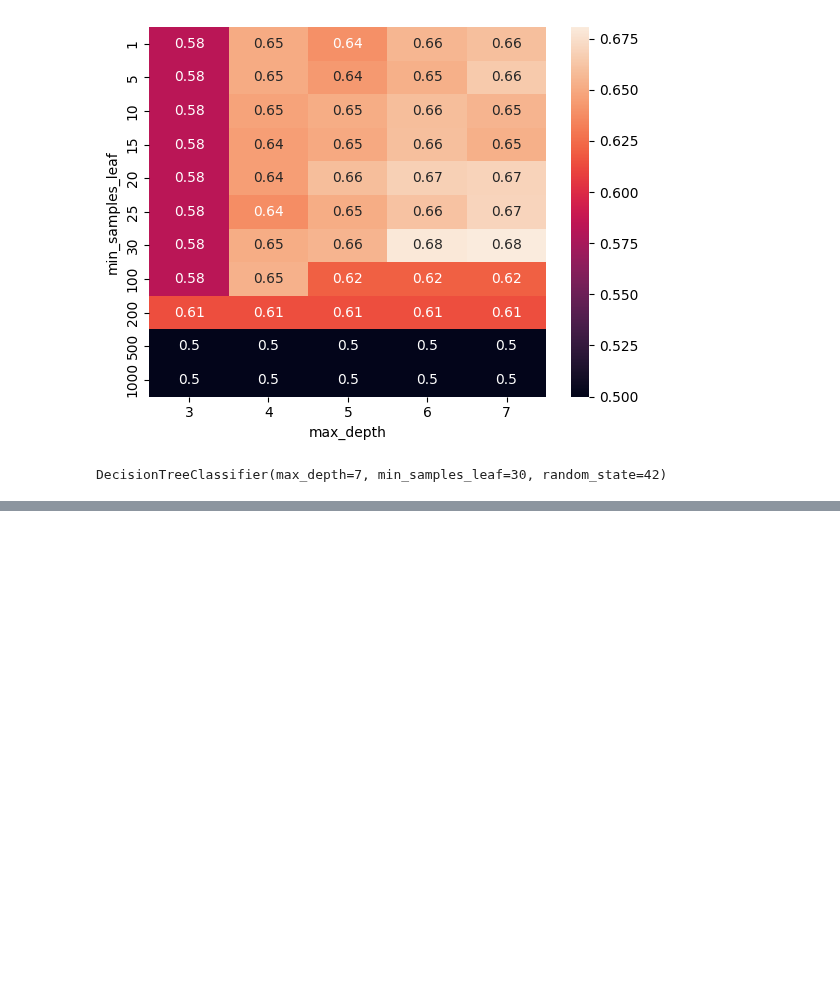
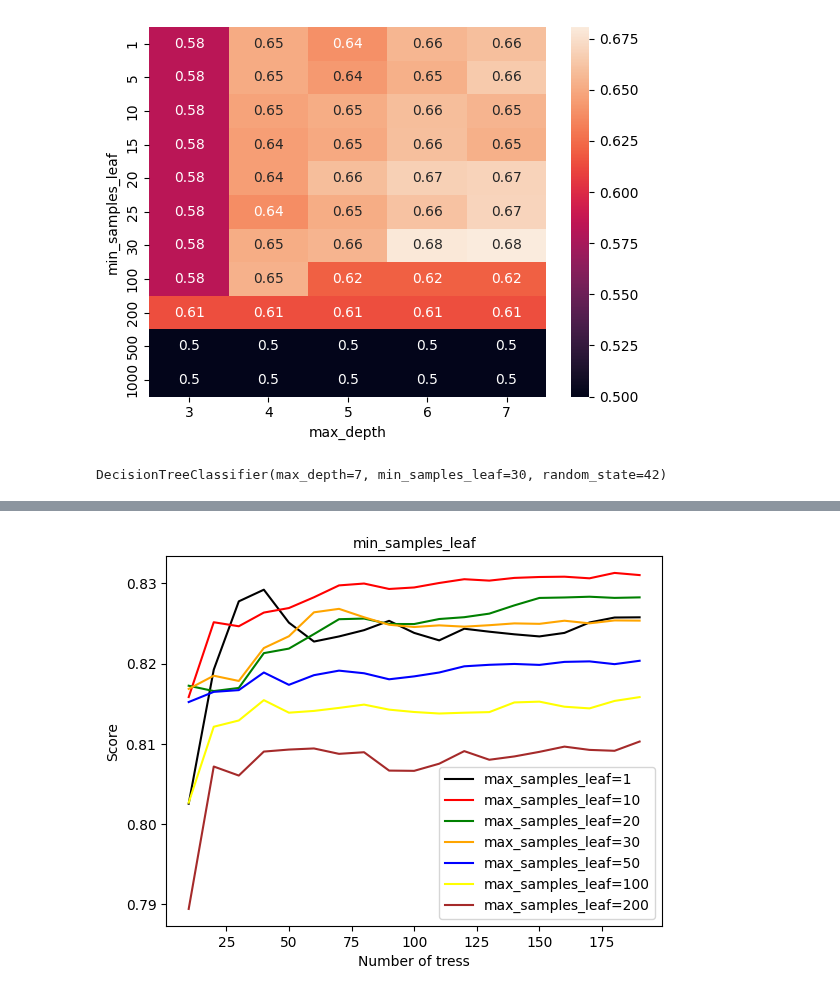
Before and after one commit to madhuri-15/mlbookcamp-homeworks, a Jupyter notebook: Week6-Trees & ensembles/credit_score.ipynb, the cells around one changed output, grey strips where cells are left out. Saved outputs shown, nothing was run; the diff lists cells and outputs as text; code cells hidden in the pictures; blank space fills up the shorter version.

```diff
--- a/Week6-Trees & ensembles/credit_score.ipynb
+++ b/Week6-Trees & ensembles/credit_score.ipynb
@@ -383,0 +464,31 @@ DecisionTreeClassifier(max_depth=7, min_samples_leaf=30, random_state=42)
+# %%
+# min_samples_leaf == 10
+
+min_samples = [1, 10, 20, 30, 50, 100, 200]
+scores = []
+for n in range(10, 200, 10):
+    for s in min_samples:
+        clf = RandomForestClassifier(n_estimators=n, min_samples_leaf=s, random_state=42)
+        clf.fit(X_train_transform, y_train)
+        y_pred = clf.predict_proba(X_val_transform)[:, 1]
+
+        auc = roc_auc_score(y_val, y_pred)
+        scores.append((n, s, auc))
+# %%
+# Score dataframe
+df_scores = pd.DataFrame(data=scores, columns=['n_estimators', 'min_samples_leaf', 'auc'])
+
+# Visualization for above data
+grp_leafs = df_scores.groupby(by=['min_samples_leaf'])
+colors = ['black', 'red', 'green', 'orange', 'blue', 'yellow', 'brown']
+for s, c in zip(min_samples, colors):
+    grp = grp_leafs.get_group(s)
+    plt.plot(grp.n_estimators, grp.auc, label="max_samples_leaf=%d" %s, c=c)
+    plt.xlabel('Number of tress')
+    plt.ylabel("Score")
+    plt.title("min_samples_leaf", size=10)
+    plt.legend()
+
+plt.show()
+# %% [output]
+[figure, added]
```
Also changed, not shown: parts of 13 cells of this notebook.
